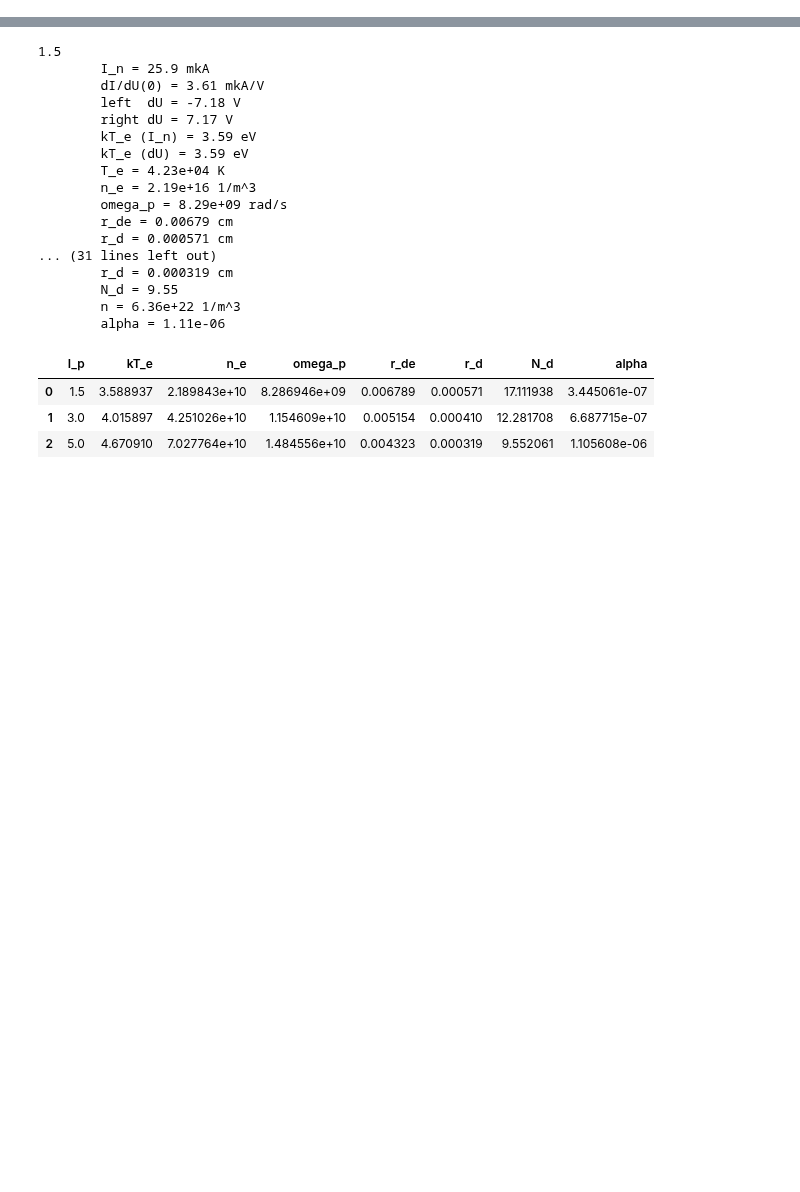
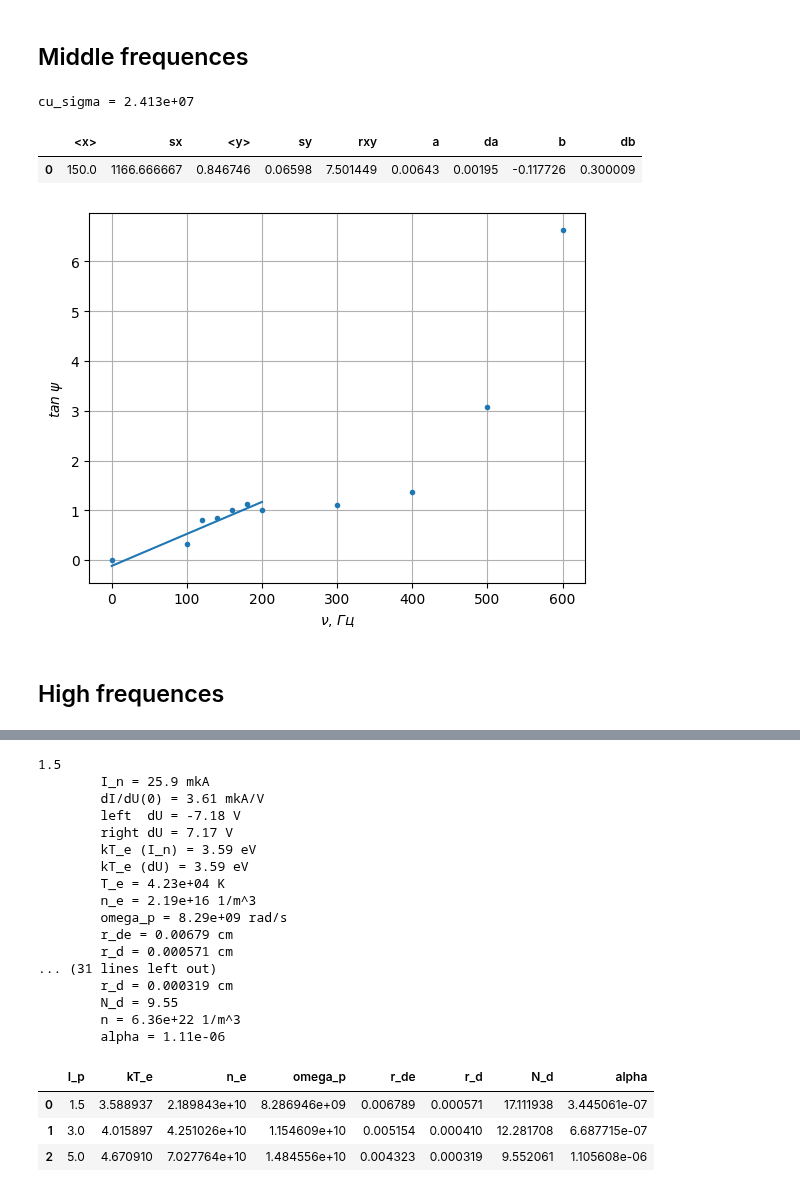
Before and after one commit to futherus/mipt_lab, a Jupyter notebook: 3.7.1/Simankovich_Maslov/371.ipynb, the cells around one changed output, grey strips where cells are left out. Drawn from its saved outputs; the diff is of its cells as text; code cells hidden in the pictures; blank space fills up the shorter version.

```diff
--- a/3.7.1/Simankovich_Maslov/371.ipynb
+++ b/3.7.1/Simankovich_Maslov/371.ipynb
@@ -79,0 +74,16 @@ data
+# %%
+data = mipt.read_excel('data/371.ods', usecols=('A', 'B', 'C',
+                                                'E', 'F', 'G', 'J', 'K',
+                                                'L', 'M', 'N', 'Q', 'R'), header=(0, 1)).dropna(how='all')
+
+xsl = {
+    "nu, Hz" : "nu",
+    "U, mV" : "U",
+    "I, mA" : "I"
+}
+
+print("!\n!\n! Be careful with real values of phi. They can differ to 'phi + pi', 'pi - phi' or any another pi-way...\n"
+      "! In this lab corrected values are 'ph'\n!\n!")
+
+data = mipt.map_excel(data, xsl)
+data
@@ -79,0 +167,3 @@ data
+# %%
+data_mid = data['Middle freq'].dropna(how='all')
+data_mid
@@ -79,0 +187,38 @@ data
+# %% [markdown]
+## Middle frequences
+# %%
+x = data_mid['nu'][0:10]
+y = np.tan(data_mid['ph'][0:10] - consts.pi / 2)
+
+# Why not?
+tmp = pd.Series(0)
+x = pd.concat([tmp, x], ignore_index=True)
+y = pd.concat([tmp, y], ignore_index=True)
+
+x_clean, y_clean, equ = mipt.plot(x, y, x_min=0, begin=1, end=6)
+
+plt.xlabel(r"$\nu$, $Гц$")
+plt.ylabel(r"$tan \; \psi$")
+plt.grid(True)
+
+mnk_dat = mipt.mnk(x_clean, y_clean)
+
+# xi_0 = 1 / (mnk_dat.get_data()['b'][0] ** 0.5)
+# print("xi_0 = {:.4g}".format(xi_0))
+
+k = mnk_dat.get_data()['a'][0]
+
+sigma_mid = k / (setup.a * setup.h * consts.mu_0 * consts.pi)
+print("cu_sigma = {:.4g}".format(sigma_mid))
+
+# plt.legend()
+plt.savefig("gen/tanpsi_nu.pdf")
+
+mnk_dat.get_data()
+# %% [output]
+cu_sigma = 2.413e+07
+|  | <x> | sx | <y> | sy | rxy | a | da | b | db |
+| 0 | 150.0 | 1166.666667 | 0.846746 | 0.06598 | 7.501449 | 0.00643 | 0.00195 | -0.117726 | 0.300009 |
+[figure, added]
+# %% [markdown]
+## High frequences
```
Also changed, not shown: parts of 22 cells of this notebook, 5 other files.
